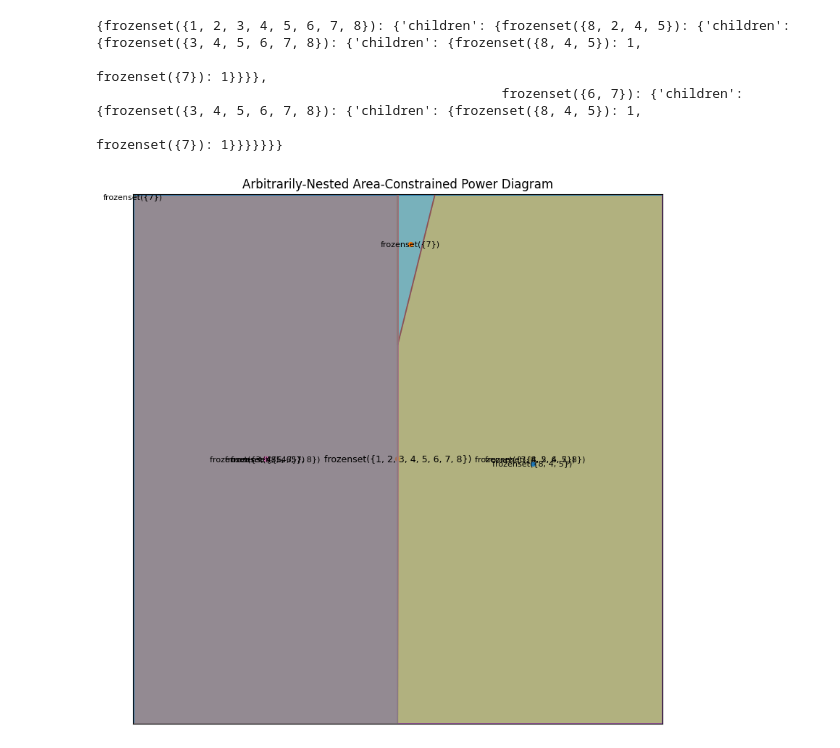
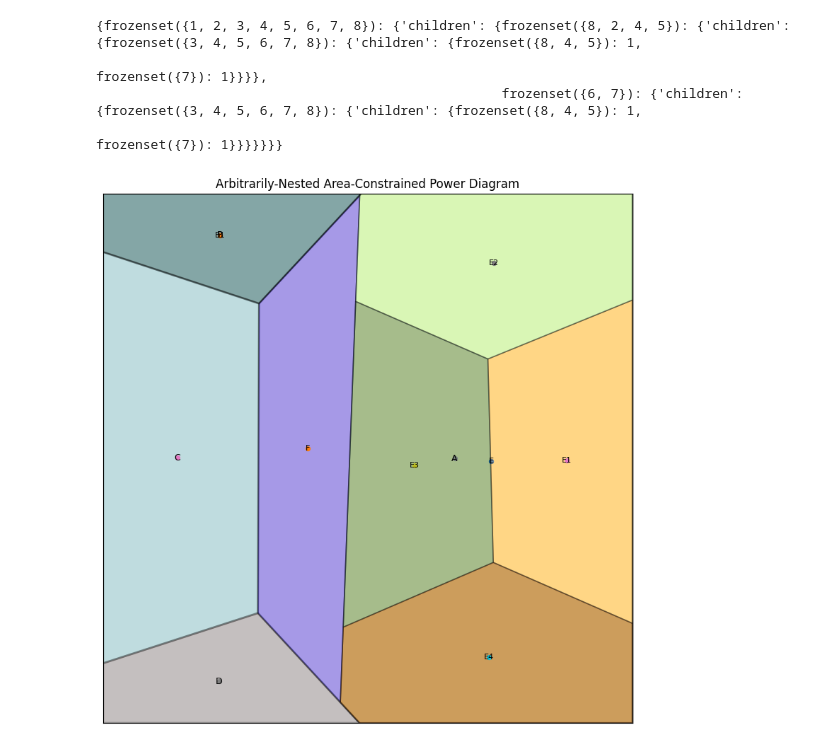
Before and after one commit to IsaacFigNewton/dag2laguerre, a Jupyter notebook: Voronoi_Power_Diagram_View.ipynb, the cells around one changed output. Cells and saved outputs as stored; diff of their text form; code cells hidden in the pictures.

```diff
--- a/Voronoi_Power_Diagram_View.ipynb
+++ b/Voronoi_Power_Diagram_View.ipynb
@@ -754,18 +861,19 @@ pprint(digraph_to_nested_children(G))
 # %%
 
 nested = {
     "A": {"children": {
         "E": {"children": {"E1": 1, "E2": 1, "E3": 1, "E4": 1}},
         "F": 1,
     }},
     "B": {"children": {
         "B1": 0.5,
-        "E": {"children": {"E1": 1, "E2": 1, "E3": 1, "E4": 1}},
+        # "E": {"children": {"E1": 1, "E2": 1, "E3": 1, "E4": 1}},
     }},
     "C": 1.5,
     "D": 0.5,
 }
 
-Plotter(DiagramConfig()).plot(digraph_to_nested_children(G))
+Plotter(DiagramConfig()).plot(nested)
+# Plotter(DiagramConfig()).plot(digraph_to_nested_children(G))
 # %% [output]
-[figure, old version]
+[figure, new version]
```
Also changed, not shown: parts of 1 cell of this notebook.
